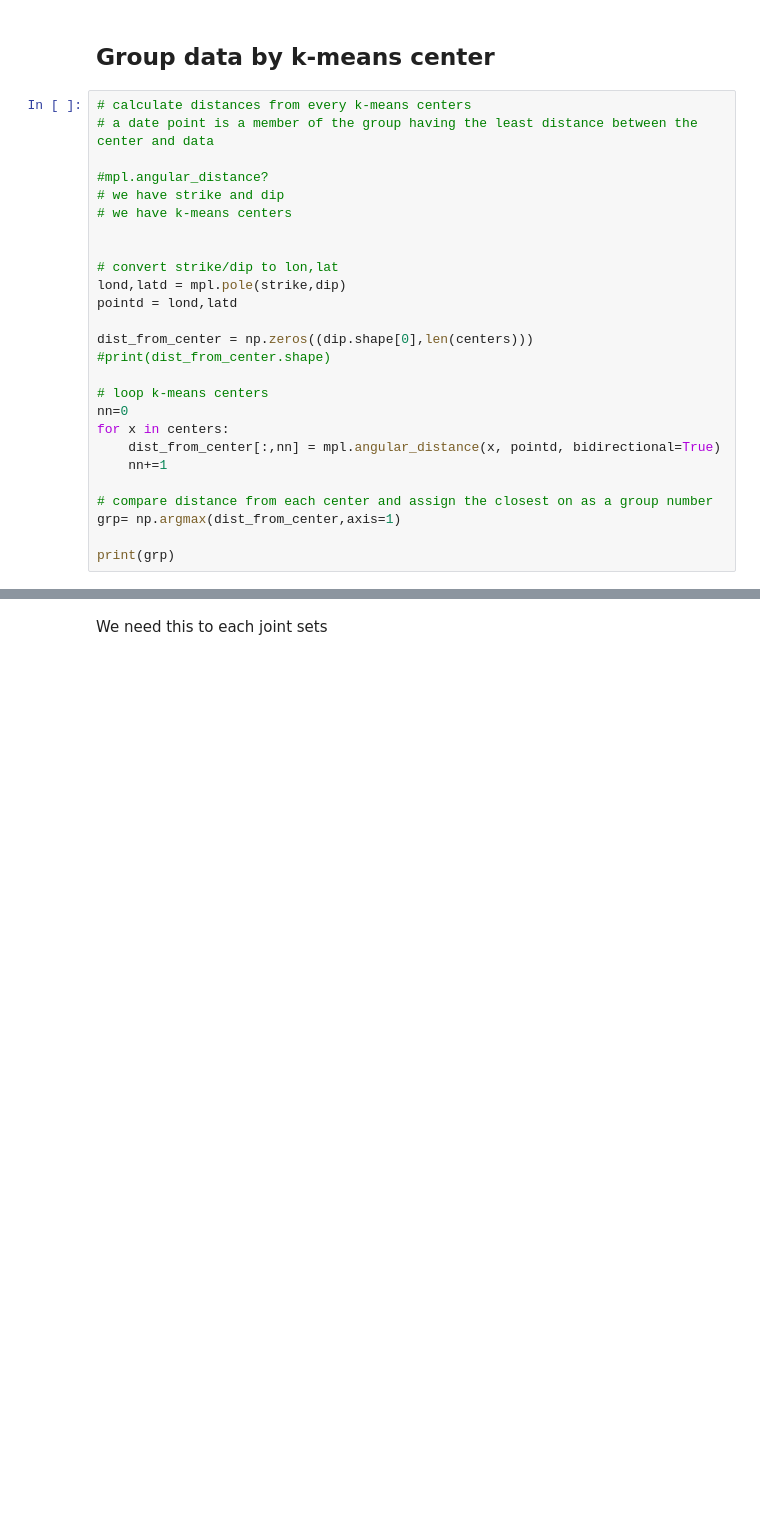
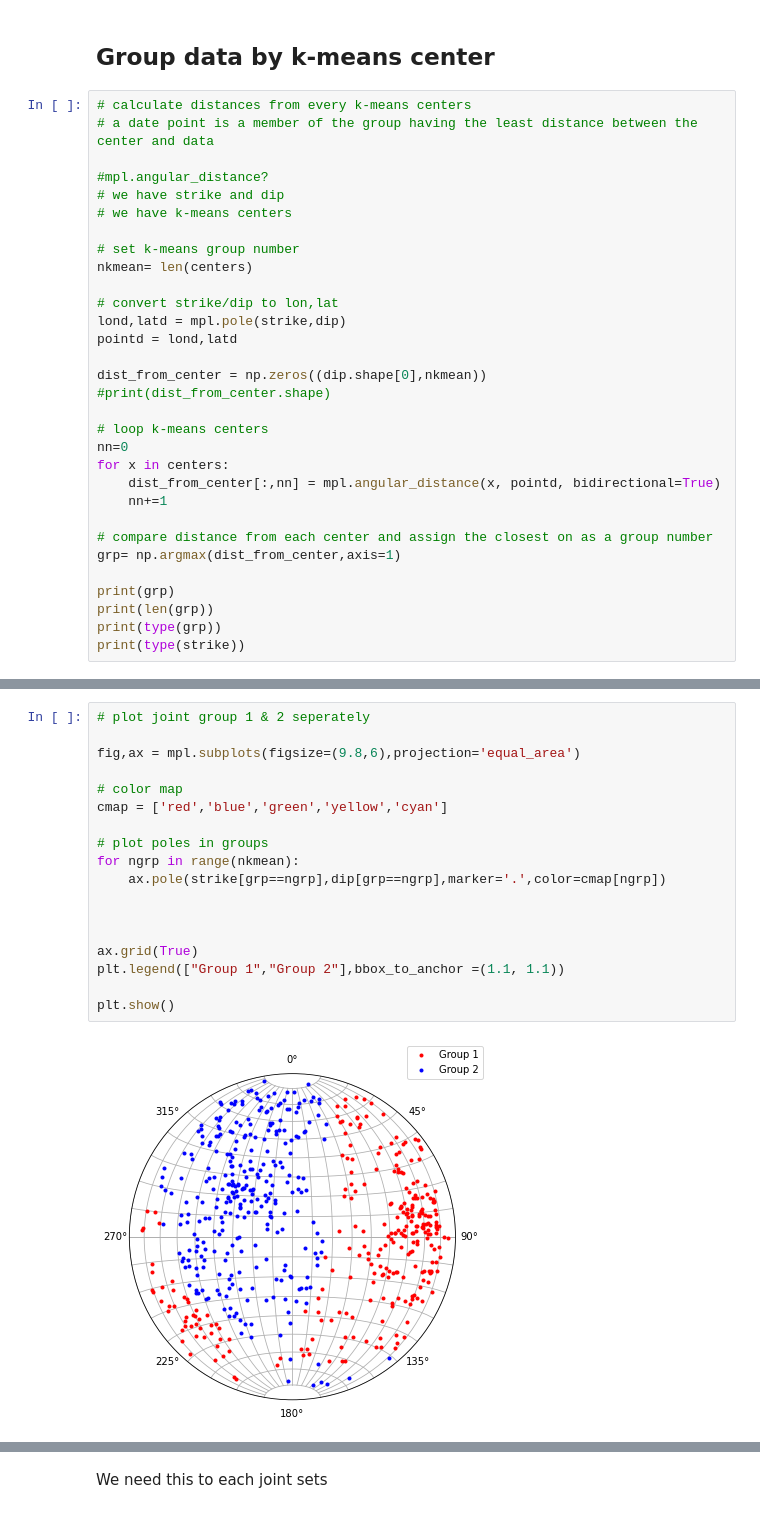
Before and after one commit to blackshale/dfnWorks, a Jupyter notebook: hlwd-2021/mplstereonet-test/KBRS.ipynb, the cells around one changed output, grey strips where cells are left out. Drawn from its saved outputs; the diff is of its cells as text; blank space fills up the shorter version.

```diff
--- a/hlwd-2021/mplstereonet-test/KBRS.ipynb
+++ b/hlwd-2021/mplstereonet-test/KBRS.ipynb
@@ -100,12 +101,14 @@ plt.show()
 # we have strike and dip
 # we have k-means centers
 
+# set k-means group number
+nkmean= len(centers)
 
 # convert strike/dip to lon,lat
 lond,latd = mpl.pole(strike,dip)
 pointd = lond,latd
 
-dist_from_center = np.zeros((dip.shape[0],len(centers)))
+dist_from_center = np.zeros((dip.shape[0],nkmean))
 #print(dist_from_center.shape)
 
 # loop k-means centers
@@ -118,4 +121,7 @@ for x in centers:
 grp= np.argmax(dist_from_center,axis=1)
 
 print(grp)
+print(len(grp))
+print(type(grp))
+print(type(strike))
 # %% [output]
@@ -173,0 +147,20 @@ plt.show()
+# %%
+# plot joint group 1 & 2 seperately
+
+fig,ax = mpl.subplots(figsize=(9.8,6),projection='equal_area')
+
+# color map
+cmap = ['red','blue','green','yellow','cyan']
+
+# plot poles in groups
+for ngrp in range(nkmean):
+    ax.pole(strike[grp==ngrp],dip[grp==ngrp],marker='.',color=cmap[ngrp])
+
+
+
+ax.grid(True)
+plt.legend(["Group 1","Group 2"],bbox_to_anchor =(1.1, 1.1))
+
+plt.show()
+# %% [output]
+[figure, added]
```
Also changed, not shown: parts of 8 cells of this notebook.
